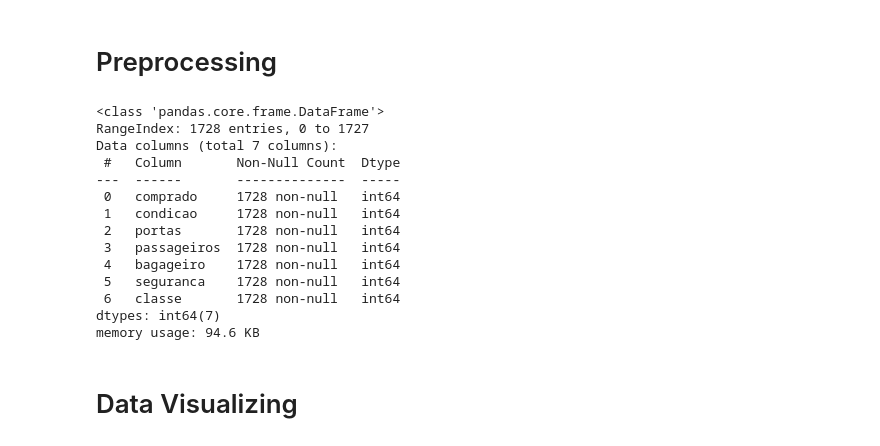
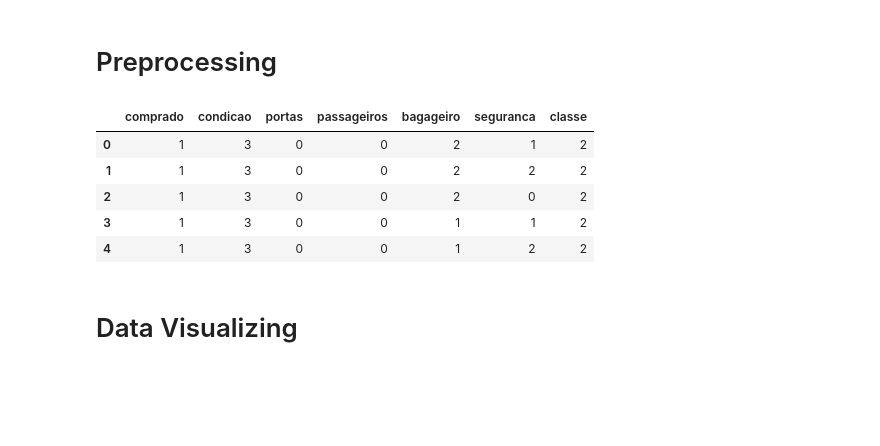
Before and after one commit to LeodeFaria/IDP, a Jupyter notebook: idp_IA2_Árvore_de_Decisão_Exercicio.ipynb, the cells around one changed output. Drawn from its saved outputs; the diff is of its cells as text; code cells hidden in the pictures; blank space fills up the shorter version.

```diff
--- a/idp_IA2_Árvore_de_Decisão_Exercicio.ipynb
+++ b/idp_IA2_Árvore_de_Decisão_Exercicio.ipynb
@@ -64,37 +51,29 @@ df.head()
 # %%
 etiquetas = LabelEncoder()
 
 df_final = df.copy()
 
 
 df.loc[df.comprado=='low','comprado']=0
 df.loc[df.comprado=='med','comprado']=0
 df.loc[df.comprado=='high','comprado']=1
 df.loc[df.comprado=='vhigh','comprado']=1
 
 df_final['comprado']    = etiquetas.fit_transform(df_final['comprado'])
 df_final['condicao']    = etiquetas.fit_transform(df_final['condicao'])
 df_final['portas']      = etiquetas.fit_transform(df_final['portas'])
 df_final['passageiros'] = etiquetas.fit_transform(df_final['passageiros'])
 df_final['bagageiro']   = etiquetas.fit_transform(df_final['bagageiro'])
 df_final['seguranca']   = etiquetas.fit_transform(df_final['seguranca'])
 df_final['classe']      = etiquetas.fit_transform(df_final['classe'])
-df_final.info()
+df_final.head()
 # %% [output]
-<class 'pandas.core.frame.DataFrame'>
-RangeIndex: 1728 entries, 0 to 1727
-Data columns (total 7 columns):
- #   Column       Non-Null Count  Dtype
----  ------       --------------  -----
- 0   comprado     1728 non-null   int64
- 1   condicao     1728 non-null   int64
- 2   portas       1728 non-null   int64
- 3   passageiros  1728 non-null   int64
- 4   bagageiro    1728 non-null   int64
- 5   seguranca    1728 non-null   int64
- 6   classe       1728 non-null   int64
-dtypes: int64(7)
-memory usage: 94.6 KB
+|  | comprado | condicao | portas | passageiros | bagageiro | seguranca | classe |
+| 0 | 1 | 3 | 0 | 0 | 2 | 1 | 2 |
+| 1 | 1 | 3 | 0 | 0 | 2 | 2 | 2 |
+| 2 | 1 | 3 | 0 | 0 | 2 | 0 | 2 |
+| 3 | 1 | 3 | 0 | 0 | 1 | 1 | 2 |
+| 4 | 1 | 3 | 0 | 0 | 1 | 2 | 2 |
 # %% [markdown]
 # Data Visualizing
 # %%
```
Also changed, not shown: parts of 4 cells of this notebook.
